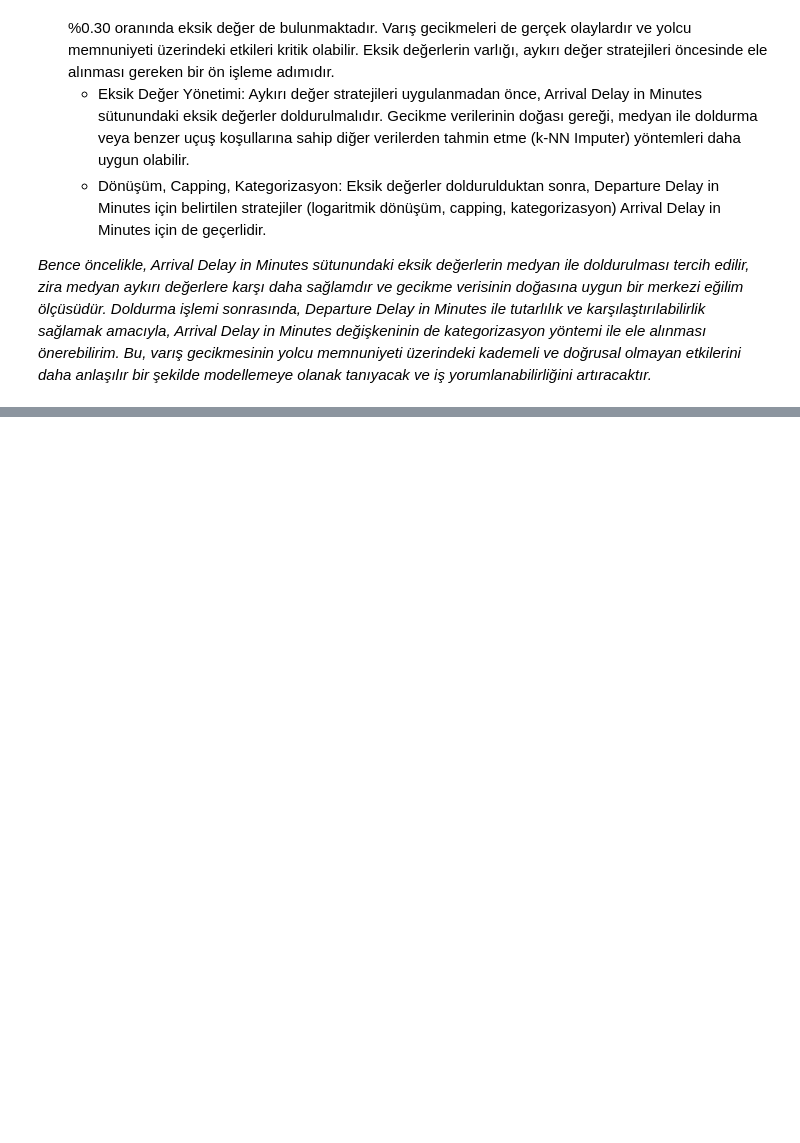
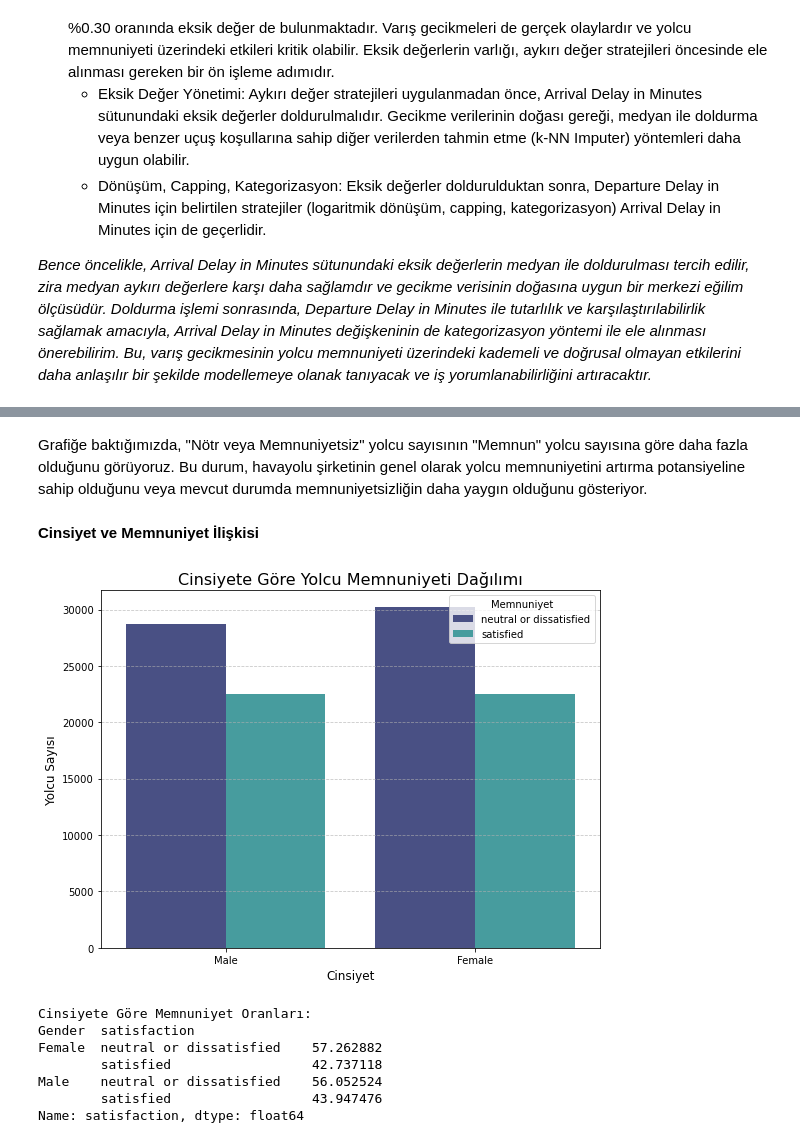
Before and after one commit to YarenAyan/Airline-Passenger-Satisfaction-Data-Analysis, a Jupyter notebook: Airline Passenger Satisfaction TR.ipynb, the cells around one changed output, grey strips where cells are left out. Saved outputs shown, nothing was run; the diff lists cells and outputs as text; code cells hidden in the pictures; blank space fills up the shorter version.

```diff
--- a/Airline Passenger Satisfaction TR.ipynb
+++ b/Airline Passenger Satisfaction TR.ipynb
@@ -561,0 +590,26 @@ Bu proje ödevi bir veri analiz projesi olduğundan, veri setindeki orijinal bil
+# %% [markdown]
+Grafiğe baktığımızda, "Nötr veya Memnuniyetsiz" yolcu sayısının "Memnun" yolcu sayısına göre daha fazla olduğunu görüyoruz. Bu durum, havayolu şirketinin genel olarak yolcu memnuniyetini artırma potansiyeline sahip olduğunu veya mevcut durumda memnuniyetsizliğin daha yaygın olduğunu gösteriyor.
+# %% [markdown]
+**Cinsiyet ve Memnuniyet İlişkisi**
+# %%
+plt.figure(figsize=(8, 6))
+sns.countplot(data=train_df, x='Gender', hue='satisfaction', palette='mako')
+plt.title('Cinsiyete Göre Yolcu Memnuniyeti Dağılımı', fontsize=16)
+plt.xlabel('Cinsiyet', fontsize=12)
+plt.ylabel('Yolcu Sayısı', fontsize=12)
+plt.legend(title='Memnuniyet')
+plt.grid(axis='y', linestyle='--', alpha=0.7)
+plt.tight_layout()
+plt.show()
+
+print("\nCinsiyete Göre Memnuniyet Oranları:")
+print(train_df.groupby('Gender')['satisfaction'].value_counts(normalize=True) * 100)
+# %% [output]
+[figure, added]
+Cinsiyete Göre Memnuniyet Oranları:
+Gender  satisfaction
+Female  neutral or dissatisfied    57.262882
+        satisfied                  42.737118
+Male    neutral or dissatisfied    56.052524
+        satisfied                  43.947476
+Name: satisfaction, dtype: float64
```
Also changed, not shown: parts of 27 cells of this notebook.
